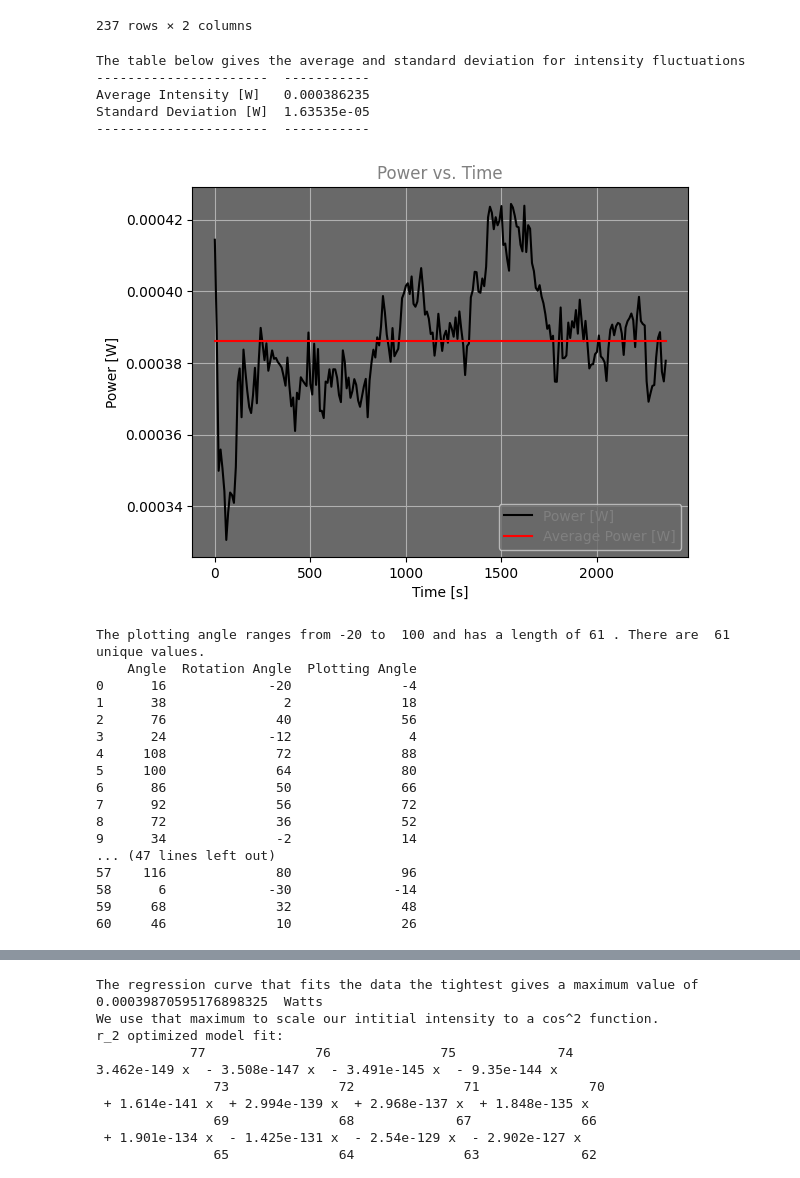
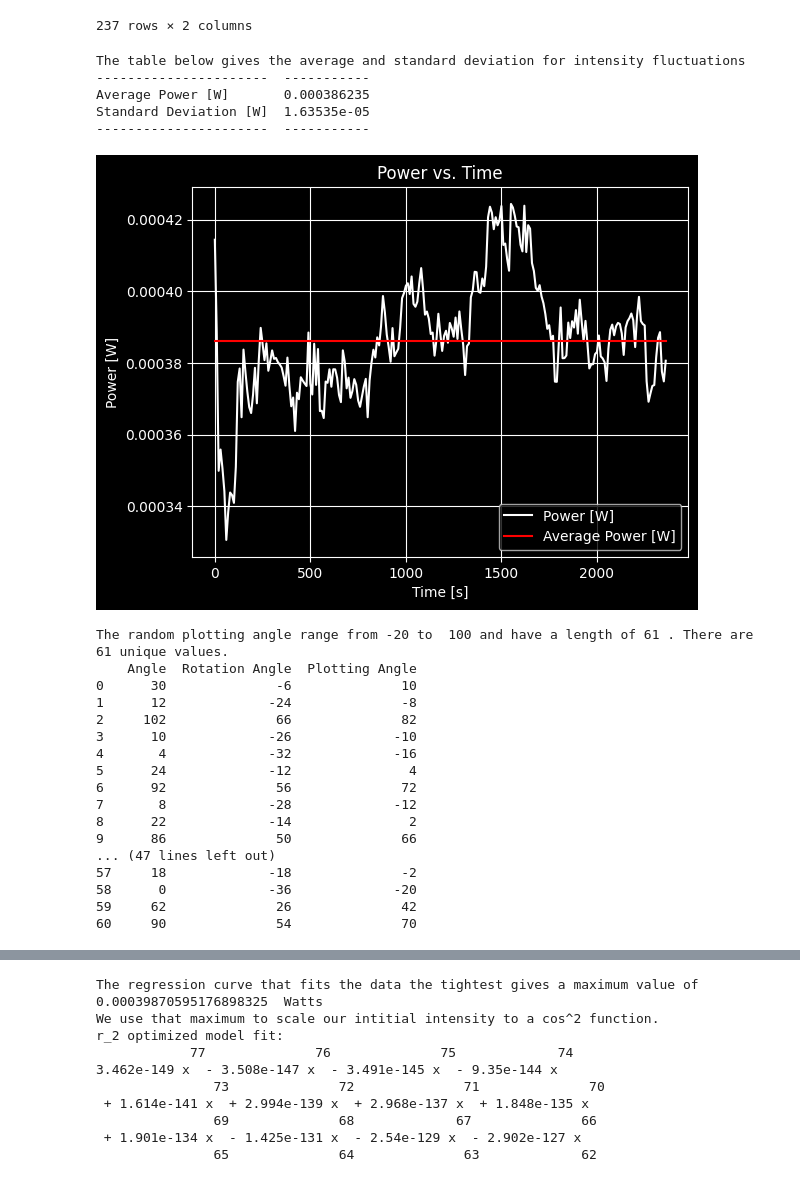
Before and after one commit to opticslabjkmspk/Optics-Lab, a Jupyter notebook: Lab 2 Report.ipynb, the cells around one changed output, grey strips where cells are left out. Drawn from its saved outputs; the diff is of its cells as text; code cells hidden in the pictures.

```diff
--- a/Lab 2 Report.ipynb
+++ b/Lab 2 Report.ipynb
@@ -150,7 +170,7 @@ the average of the fluctuation measurements.
 mean_fluc = np.mean(fluctuation_table['df_power [W]'])
 stdev_fluc = np.std(fluctuation_table['df_power [W]'])
 
-fluc_table = [['Average Intensity [W]',mean_fluc],
+fluc_table = [['Average Power [W]',mean_fluc],
               ['Standard Deviation [W]',stdev_fluc]]
 
 print('The table below gives the average and standard deviation for intensity fluctuations')
@@ -158,31 +178,32 @@ print(tabulate(fluc_table))
 # %% [output]
 The table below gives the average and standard deviation for intensity fluctuations
 ----------------------  -----------
-Average Intensity [W]   0.000386235
+Average Power [W]       0.000386235
 Standard Deviation [W]  1.63535e-05
 ----------------------  -----------
 # %%
 '''
 We form an array of the constant mean power to match the size of the time array.
 '''
 mean_line = []
 for i in range(len(arr)):
     mean_line.append(mean_fluc)
 
 '''
 We graph intensity vs. time (10 second incremented measurements) of our power source.
 '''
 
-plt.plot(arr,df_power_arr,color= 'black',label='Power [W]')
-plt.plot(arr,mean_line,color='r',label='Average Power [W]')
-plt.title('Power vs. Time')
-plt.xlabel('Time [s]')
-plt.ylabel('Power [W]')
-plt.grid()
-plt.legend()
-plt.show()
+with plt.style.context('dark_background'):
+    plt.plot(arr,df_power_arr,color= 'white',label='Power [W]')
+    plt.plot(arr,mean_line,color='r',label='Average Power [W]')
+    plt.title('Power vs. Time')
+    plt.xlabel('Time [s]')
+    plt.ylabel('Power [W]')
+    plt.grid()
+    plt.legend()
+    plt.show()
 # %% [output]
-[figure, old version]
+[figure, new version]
 # %%
 '''
 We used a random number generator to generate our sampling angles, which was an attempt to combat
@@ -211,27 +232,27 @@ df_random['Plotting Angle'] = df_random['Angle'] - 20
 
 plotting_angle_list = df_random['Plotting Angle'].tolist()
 
-print('The plotting angle ranges from', min(df_random['Plotting Angle']), 'to ',max(df_random['Plotting Angle']),
-     'and has a length of', len(df_random['Plotting Angle']),'. There are ', len(plotting_angle_list), 'unique values.')
+print('The random plotting angle range from', min(df_random['Plotting Angle']), 'to ',max(df_random['Plotting Angle']),
+     'and have a length of', len(df_random['Plotting Angle']),'. There are ', len(plotting_angle_list), 'unique values.')
 print(df_random.to_string())
 # %% [output]
-The plotting angle ranges from -20 to  100 and has a length of 61 . There are  61 unique values.
+The random plotting angle range from -20 to  100 and have a length of 61 . There are  61 unique values.
     Angle  Rotation Angle  Plotting Angle
-0      16             -20              -4
-1      38               2              18
-2      76              40              56
-3      24             -12               4
-4     108              72              88
-5     100              64              80
-6      86              50              66
-7      92              56              72
-8      72              36              52
-9      34              -2              14
+0      30              -6              10
+1      12             -24              -8
+2     102              66              82
+3      10             -26             -10
+4       4             -32             -16
+5      24             -12               4
+6      92              56              72
+7       8             -28             -12
+8      22             -14               2
+9      86              50              66
 ... (47 lines left out)
-57    116              80              96
-58      6             -30             -14
-59     68              32              48
-60     46              10              26
+57     18             -18              -2
+58      0             -36             -20
+59     62              26              42
+60     90              54              70
 # %%
 '''
 While making measurements, we turned the polarizer angle to the next random number generated in the previous cell, until
```
Also changed, not shown: parts of 17 cells of this notebook.
